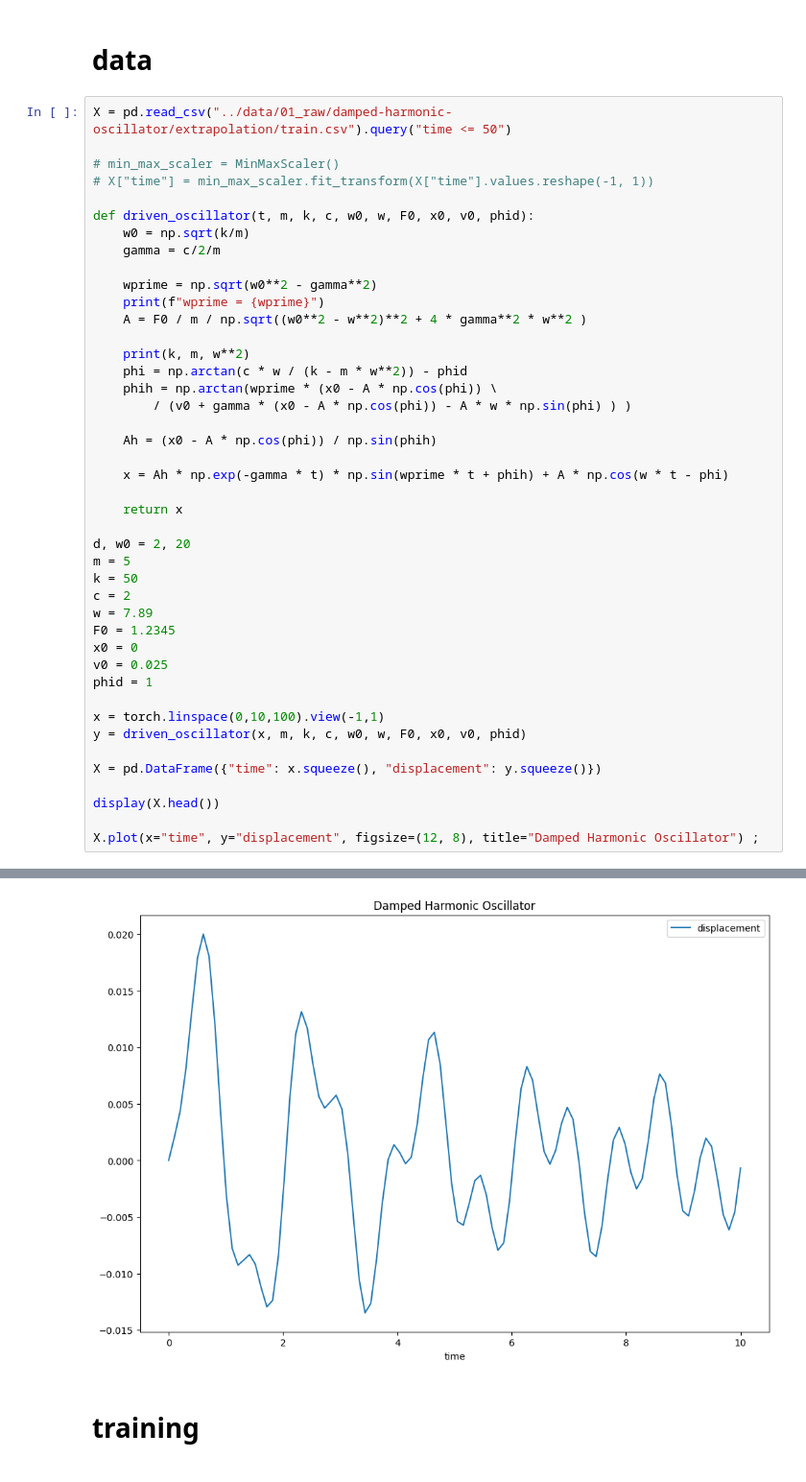
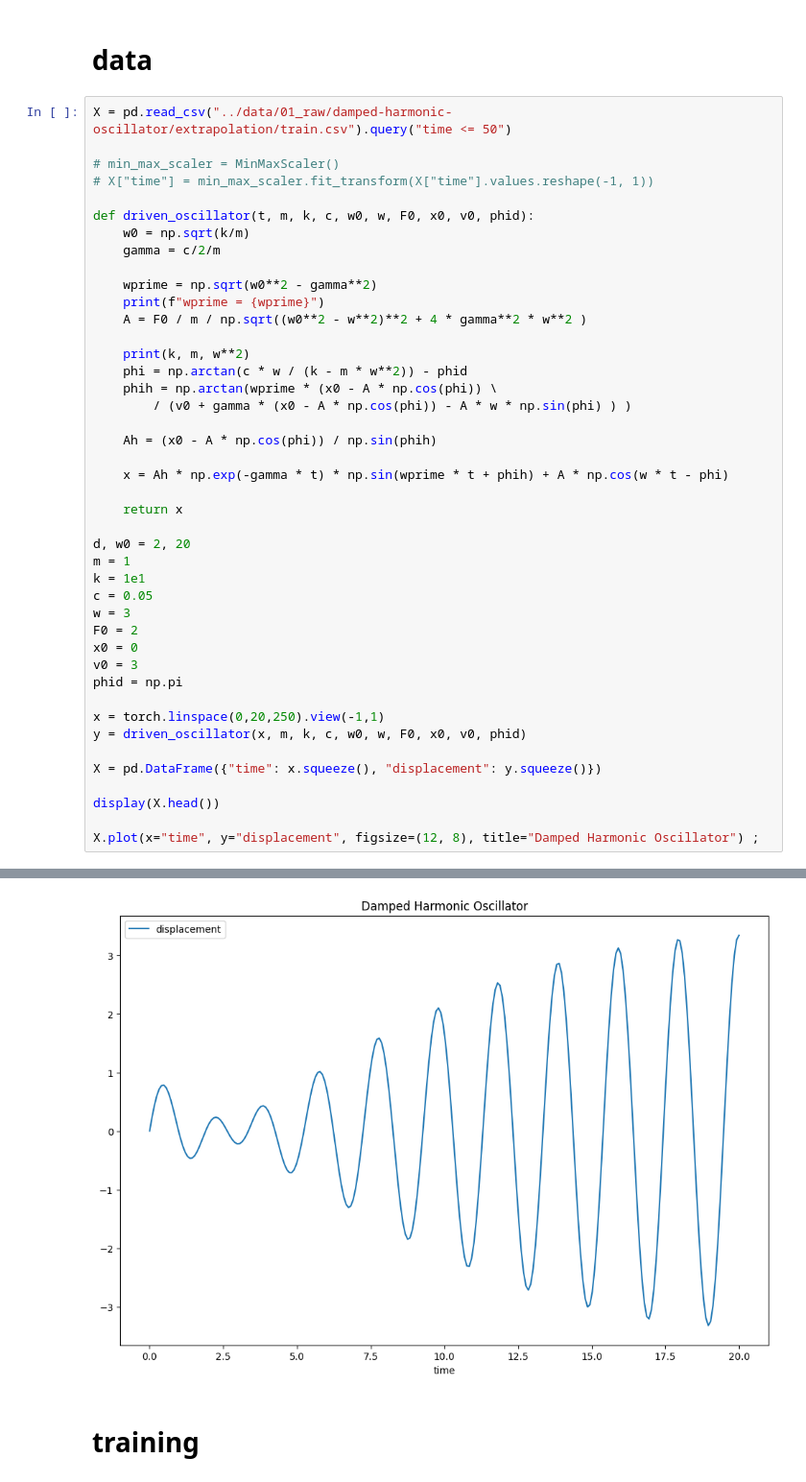
Before and after one commit to thiagodsd/ppgcc-deep-learning-pinn, a Jupyter notebook: notebooks/dho_with_param_learning_debug_0.ipynb, the cells around one changed output, grey strips where cells are left out. Shown: that part at 96% size. Cells and saved outputs as stored; diff of their text form.

```diff
--- a/notebooks/dho_with_param_learning_debug_0.ipynb
+++ b/notebooks/dho_with_param_learning_debug_0.ipynb
@@ -82,16 +83,16 @@ def driven_oscillator(t, m, k, c, w0, w, F0, x0, v0, phid):
     return x
 
 d, w0 = 2, 20
-m = 5
-k = 50
-c = 2
-w = 7.89
-F0 = 1.2345
+m = 1
+k = 1e1
+c = 0.05
+w = 3
+F0 = 2
 x0 = 0
-v0 = 0.025
-phid = 1
+v0 = 3
+phid = np.pi
 
-x = torch.linspace(0,10,100).view(-1,1)
+x = torch.linspace(0,20,250).view(-1,1)
 y = driven_oscillator(x, m, k, c, w0, w, F0, x0, v0, phid)
 
 X = pd.DataFrame({"time": x.squeeze(), "displacement": y.squeeze()})
@@ -111,3 +112,3 @@ wprime = 3.1559467676119004
-[figure, old version]
+[figure, new version]
 # %% [markdown]
 # training
```
Also changed, not shown: parts of 8 cells of this notebook, 21 other files.
